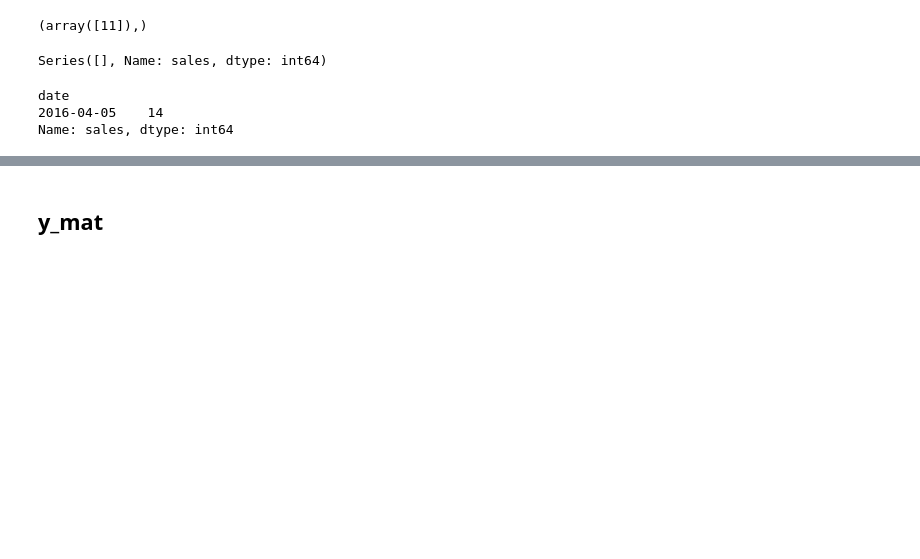
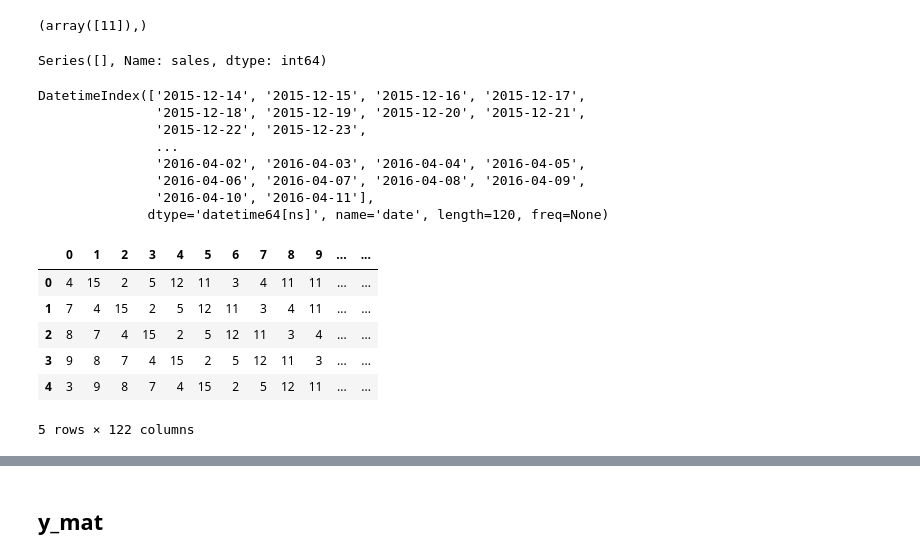
Before and after one commit to Mtaylert/Forecasting, a Jupyter notebook: code/Forecasting.ipynb, the cells around one changed output, grey strips where cells are left out. Drawn from its saved outputs; the diff is of its cells as text; code cells hidden in the pictures; blank space fills up the shorter version.

```diff
--- a/code/Forecasting.ipynb
+++ b/code/Forecasting.ipynb
@@ -863,9 +828,14 @@ y_all.iloc[middle - 1:middle - 1 ]
 # %% [output]
 Series([], Name: sales, dtype: int64)
 # %%
-y_all.iloc[middle - i+1:middle - i + 2]
+y_all.iloc[middle - 1- window:middle - 1].index
 # %% [output]
-date
-2016-04-05    14
-Name: sales, dtype: int64
+DatetimeIndex(['2015-12-14', '2015-12-15', '2015-12-16', '2015-12-17',
+               '2015-12-18', '2015-12-19', '2015-12-20', '2015-12-21',
+               '2015-12-22', '2015-12-23',
+               ...
+               '2016-04-02', '2016-04-03', '2016-04-04', '2016-04-05',
+               '2016-04-06', '2016-04-07', '2016-04-08', '2016-04-09',
+               '2016-04-10', '2016-04-11'],
+              dtype='datetime64[ns]', name='date', length=120, freq=None)
 # %%
@@ -888,19 +863,32 @@ y_test = y_mat[100:]
 # %%
 from sklearn.linear_model import LinearRegression
 from sklearn.metrics import r2_score
+from sklearn.ensemble import RandomForestRegressor, GradientBoostingRegressor
 
 Xmat = pd.DataFrame(X_mat)
+
+Xmat['Last_date']=X_pred_date
+Xmat['Last_date']=pd.to_datetime(Xmat['Last_date'])
+
 Xmat['Target'] = y_mat
 
-train_df = Xmat.iloc[0:100]
-test_df = Xmat.iloc[100:]
+train_df = Xmat.iloc[0:180]
+test_df = Xmat.iloc[180:]
 
 
+Xmat.head()
 
-
-lr = LinearRegression(fit_intercept=False)
-lr = lr.fit(train_df.drop('Target',axis=1), train_df['Target'])
-y_pred = lr.predict(test_df.drop('Target',axis=1))
+#lr = RandomForestRegressor(n_estimators=1000,max_depth=10,min_samples_split=4)
+#lr = lr.fit(train_df.drop('Target',axis=1), train_df['Target'])
+#y_pred = lr.predict(test_df.drop('Target',axis=1))
+# %% [output]
+|  | 0 | 1 | 2 | 3 | 4 | 5 | 6 | 7 | 8 | 9 | ... | ... |
+| 0 | 4 | 15 | 2 | 5 | 12 | 11 | 3 | 4 | 11 | 11 | ... | ... |
+| 1 | 7 | 4 | 15 | 2 | 5 | 12 | 11 | 3 | 4 | 11 | ... | ... |
+| 2 | 8 | 7 | 4 | 15 | 2 | 5 | 12 | 11 | 3 | 4 | ... | ... |
+| 3 | 9 | 8 | 7 | 4 | 15 | 2 | 5 | 12 | 11 | 3 | ... | ... |
+| 4 | 3 | 9 | 8 | 7 | 4 | 15 | 2 | 5 | 12 | 11 | ... | ... |
+5 rows × 122 columns
 # %%
 plt.plot(y_test)
 plt.plot(y_pred)
```
Also changed, not shown: parts of 8 cells of this notebook, 1 other file.
